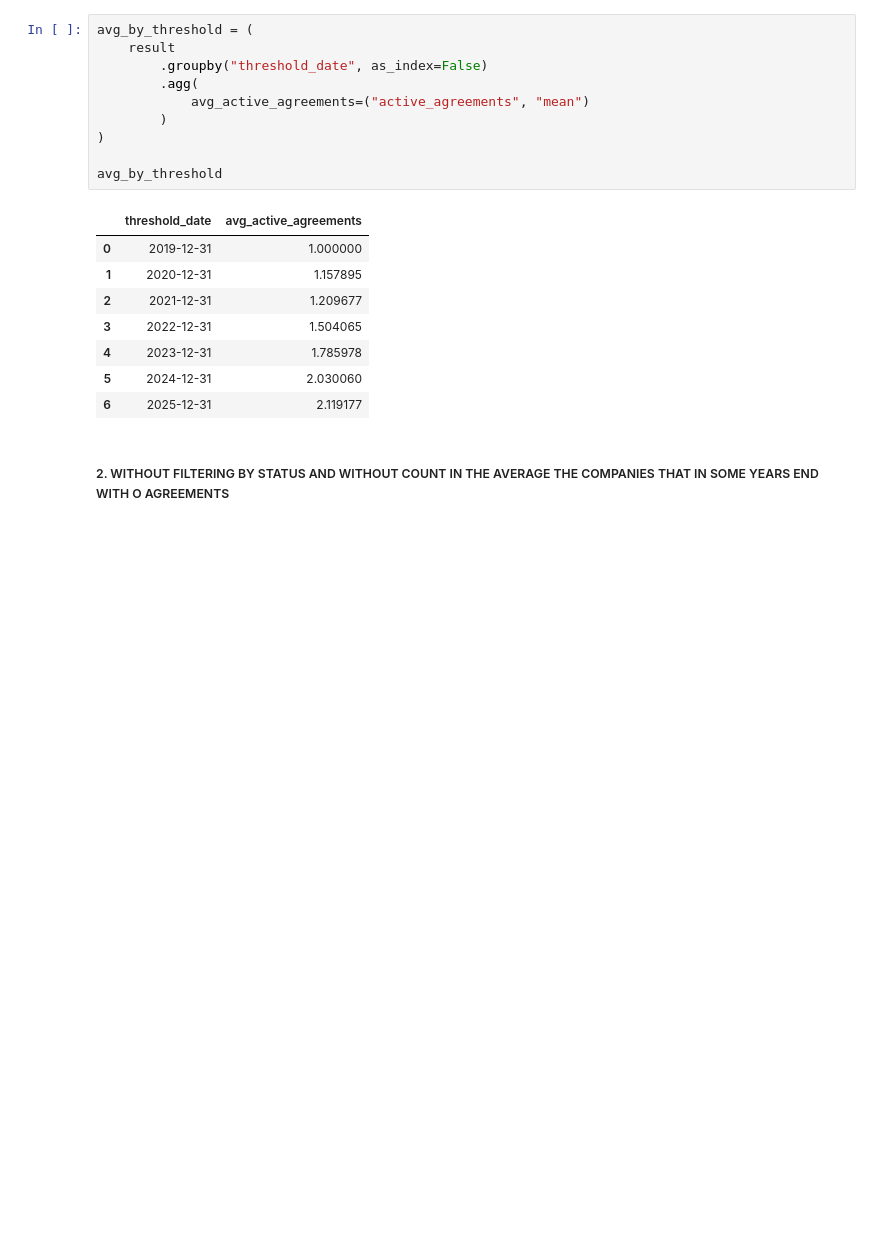
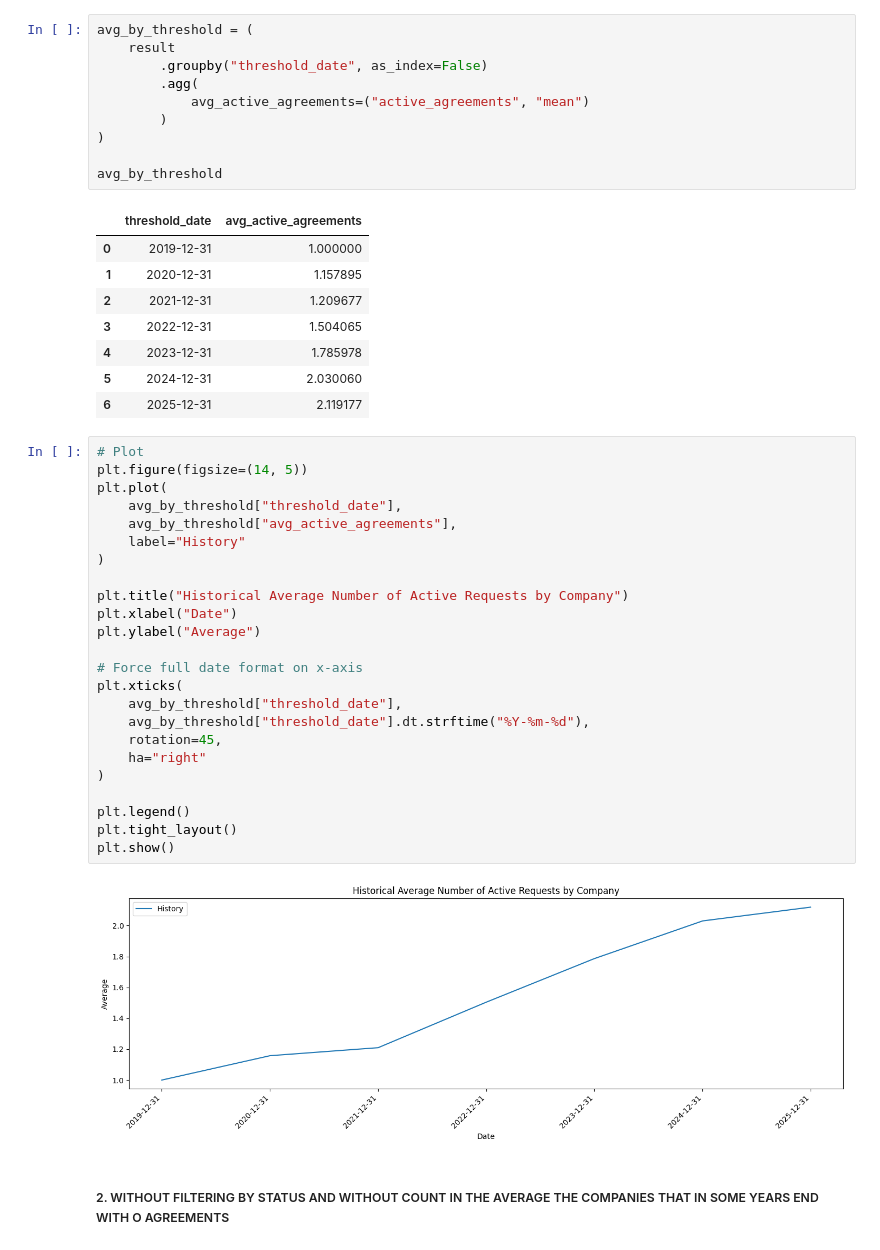
Before and after one commit to LinaMRuizG/Data-Analyst-Automation-Specialist-Test-Trial, a Jupyter notebook: solution.ipynb, the cells around one changed output. Saved outputs shown, nothing was run; the diff lists cells and outputs as text; blank space fills up the shorter version.

```diff
--- a/solution.ipynb
+++ b/solution.ipynb
@@ -1164,6 +1380,32 @@ avg_by_threshold
 | 4 | 2023-12-31 | 1.785978 |
 | 5 | 2024-12-31 | 2.030060 |
 | 6 | 2025-12-31 | 2.119177 |
+# %%
+# Plot
+plt.figure(figsize=(14, 5))
+plt.plot(
+    avg_by_threshold["threshold_date"],
+    avg_by_threshold["avg_active_agreements"],
+    label="History"
+)
+
+plt.title("Historical Average Number of Active Requests by Company")
+plt.xlabel("Date")
+plt.ylabel("Average")
+
+# Force full date format on x-axis
+plt.xticks(
+    avg_by_threshold["threshold_date"],
+    avg_by_threshold["threshold_date"].dt.strftime("%Y-%m-%d"),
+    rotation=45,
+    ha="right"
+)
+
+plt.legend()
+plt.tight_layout()
+plt.show()
+# %% [output]
+[figure, added]
 # %% [markdown]
 ##### 2. WITHOUT FILTERING BY STATUS AND WITHOUT COUNT IN THE AVERAGE THE COMPANIES THAT IN SOME YEARS END WITH O AGREEMENTS
 # %%
```
Also changed, not shown: parts of 49 cells of this notebook.
